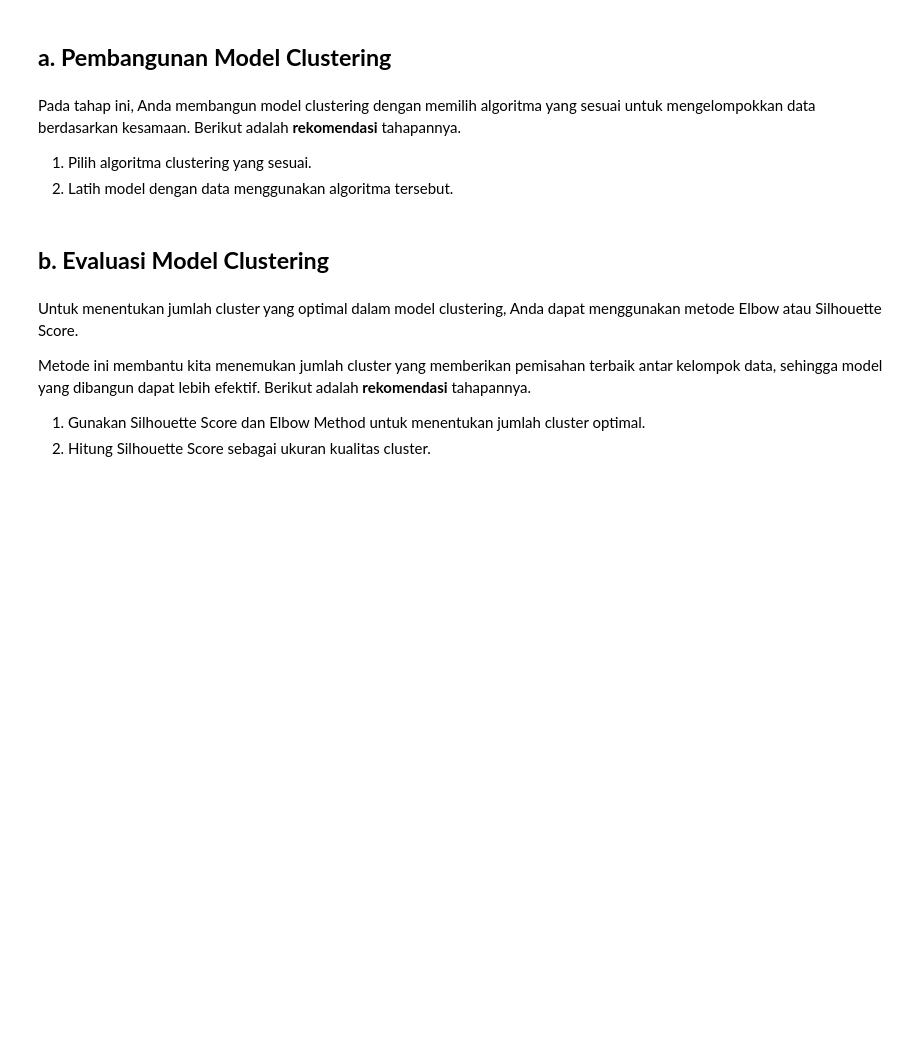
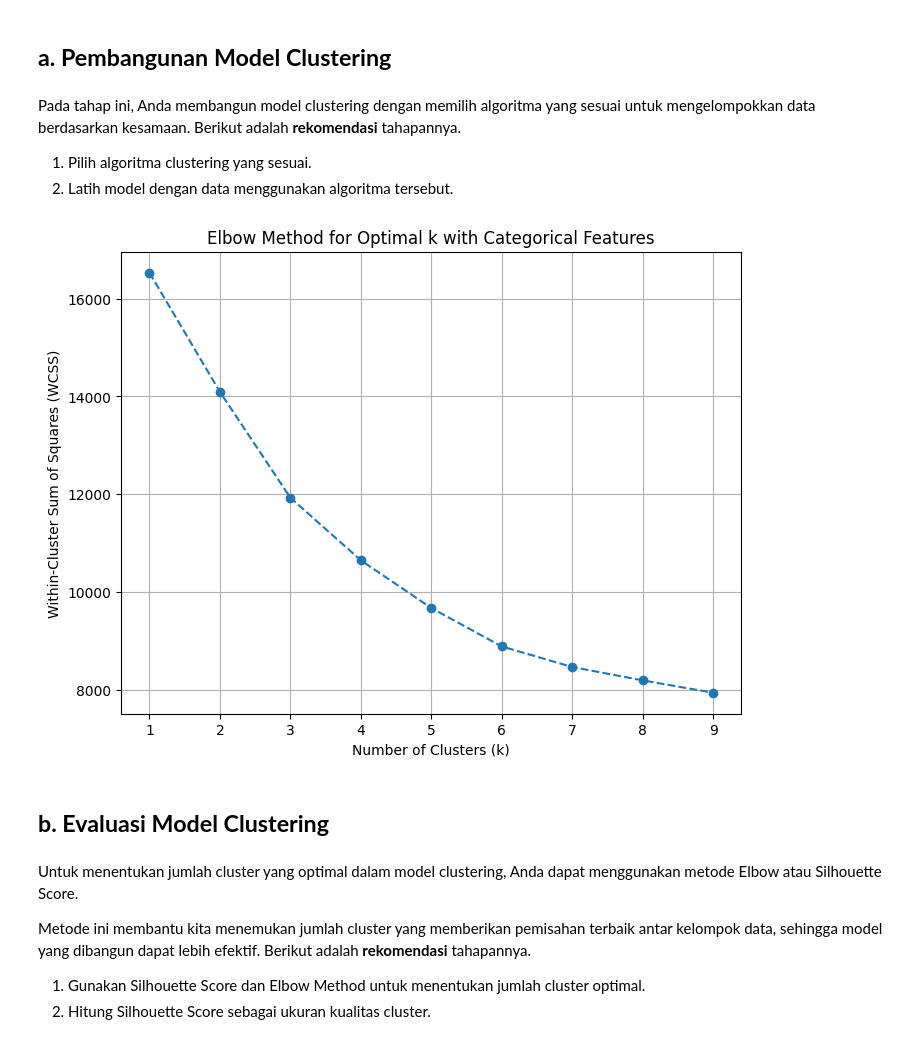
Before and after one commit to Occolus/BankFraudPrediction, a Jupyter notebook: [Clustering]_Submission_Akhir_BMLP_Your_Name.ipynb, the cells around one changed output. Saved outputs shown, nothing was run; the diff lists cells and outputs as text; code cells hidden in the pictures; blank space fills up the shorter version.

Commit message:
push sampai elbow

```diff
--- a/[Clustering]_Submission_Akhir_BMLP_Your_Name.ipynb
+++ b/[Clustering]_Submission_Akhir_BMLP_Your_Name.ipynb
@@ -271,3 +269,32 @@ Pada tahap ini, Anda membangun model clustering dengan memilih algoritma yang se
+# %%
+categorical_features = ['TransactionType', 'Location', 'Channel']
+numerical_features = ['TransactionAmount', 'AccountBalance', 'TransactionDuration', 'LoginAttempts', 'CustomerAge']
+
+X_num = df[numerical_features]
+X_num = X_num.fillna(X_num.median())
+scaler = StandardScaler()
+X_num_scaled = scaler.fit_transform(X_num)
+
+X_cat = pd.get_dummies(df[categorical_features], drop_first=True)
+
+X_combined = np.hstack((X_num_scaled, X_cat.values))
+
+wcss = []
+k_range = range(1, 10)
+for k in k_range:
+    kmeans = KMeans(n_clusters=k, random_state=42, n_init=10)
+    kmeans.fit(X_combined)
+    wcss.append(kmeans.inertia_)
+
+plt.figure(figsize=(8, 6))
+plt.plot(k_range, wcss, marker='o', linestyle='--')
+plt.xlabel('Number of Clusters (k)')
+plt.ylabel('Within-Cluster Sum of Squares (WCSS)')
+plt.title('Elbow Method for Optimal k with Categorical Features')
+plt.grid(True)
+plt.show()
+# %% [output]
+[figure, added]
 # %% [markdown]
 ## **b. Evaluasi Model Clustering**
 # %% [markdown]
```
Also changed, not shown: parts of 11 cells of this notebook.
